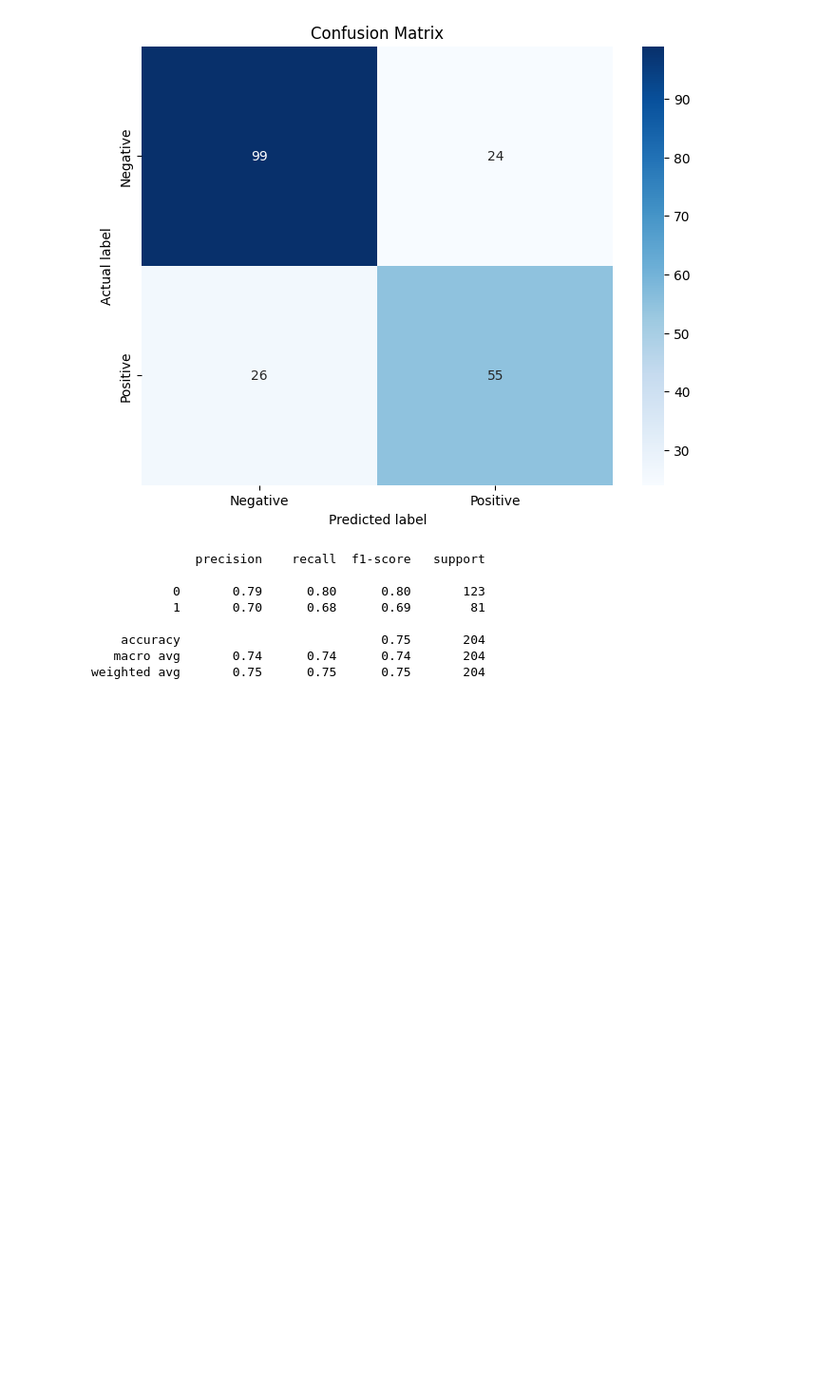
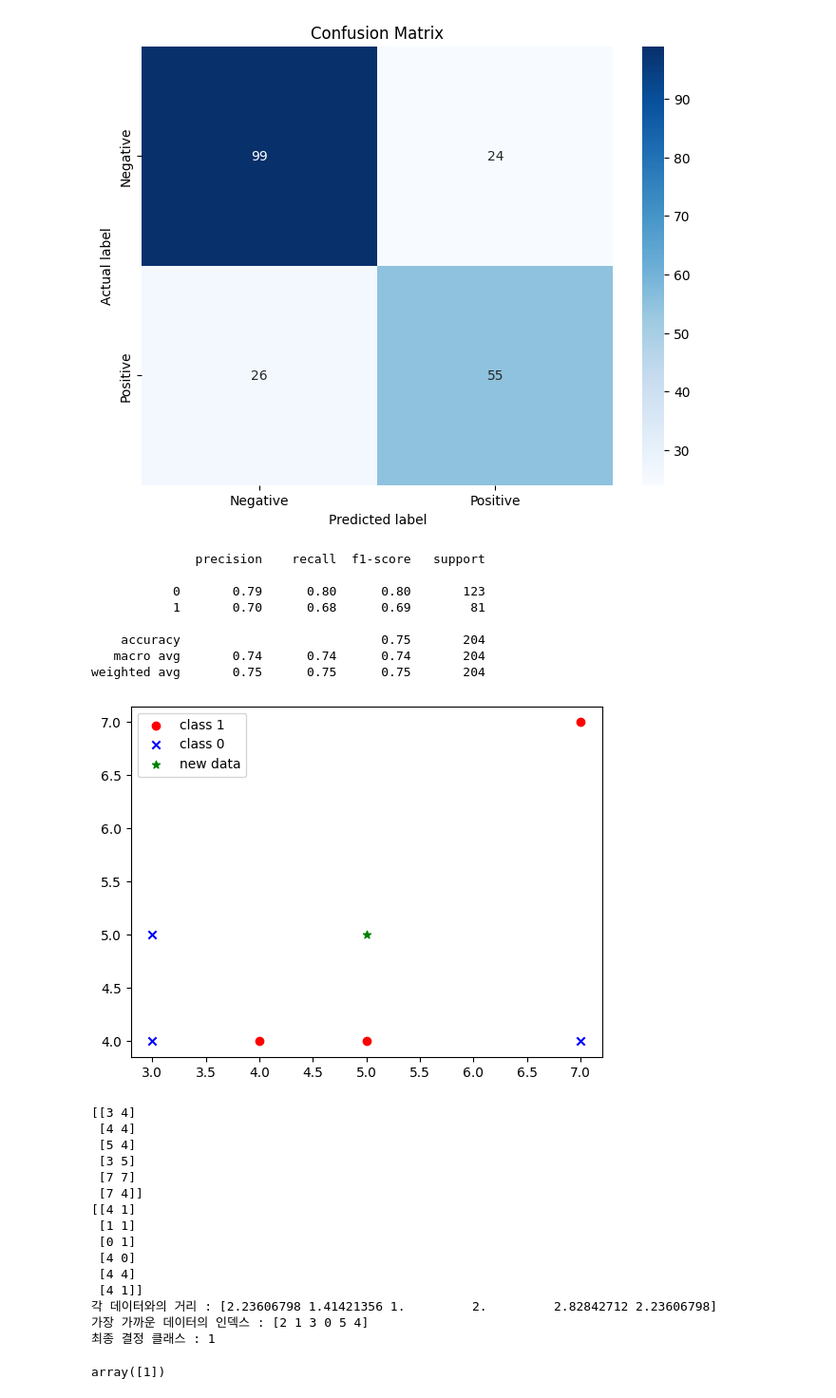
Before and after one commit to sallydeveloperr/pandas-data-analysis, a Jupyter notebook: part7/7.4_knn_classification.ipynb, the cells around one changed output. Shown at 95% size. Drawn from its saved outputs; the diff is of its cells as text; code cells hidden in the pictures; blank space fills up the shorter version.

```diff
--- a/part7/7.4_knn_classification.ipynb
+++ b/part7/7.4_knn_classification.ipynb
@@ -317,3 +341,54 @@ print(knn_report)
     accuracy                           0.75       204
    macro avg       0.74      0.74      0.74       204
 weighted avg       0.75      0.75      0.75       204
+# %%
+# k-nn
+import numpy as np
+import matplotlib.pyplot as plt
+# 데이터 (닷맛 아삭함)
+X_train = np.array([ [3,4],[4,4],[5,4],[3,5],[7,7],[7,4] ])  # 학습
+y_train = np.array([0,1,1,0,1,0])  # 레이블 또는 클래스
+# 새로운 데이터
+X_new = np.array([ [5,5] ])  # 테스트
+# 시각화로 데이터 분포 확인
+plt.scatter(X_train[y_train==1][:,0],X_train[y_train==1][:,1],marker='o',color='r',label='class 1')
+plt.scatter(X_train[y_train==0][:,0],X_train[y_train==0][:,1],marker='x',color='b',label='class 0')
+plt.scatter(X_new[:,0],X_new[:,1],marker='*',color='g',label='new data')
+plt.legend()
+plt.show()
+
+#. 1 새로운 데이터와 기존 데이터간의 거리 계산
+print(X_train)
+print((X_train - X_new)**2)
+# 거리공식
+dists = np.sqrt(np.sum((X_train - X_new)**2, axis=1)) # axis=1 행방향
+print(f'각 데이터와의 거리 : {dists}')
+
+#. 2 가장 가까운 k개의 데이터 선택
+k = 3
+# 거리를 기준으로 정렬
+nearest_neighbors = np.argsort(dists)  # 오름차순 정렬
+print(f'가장 가까운 데이터의 인덱스 : {nearest_neighbors}')
+topk_neighbors = nearest_neighbors[:k]  # k개 선택
+topk_neighbors
+y_train[topk_neighbors]  # k개의 레이블
+from collections import Counter
+Counter(y_train[topk_neighbors]).most_common(1)[0][0]  # 최빈값
+print(f'최종 결정 클래스 : {Counter(y_train[topk_neighbors]).most_common(1)[0][0]}')
+# %% [output]
+[figure, added]
+[[3 4]
+ [4 4]
+ [5 4]
+ [3 5]
+ [7 7]
+ [7 4]]
+[[4 1]
+ [1 1]
+ [0 1]
+ [4 0]
+ [4 4]
+ [4 1]]
+각 데이터와의 거리 : [2.23606798 1.41421356 1.         2.         2.82842712 2.23606798]
+가장 가까운 데이터의 인덱스 : [2 1 3 0 5 4]
+최종 결정 클래스 : 1
@@ -319,0 +409,26 @@ weighted avg       0.75      0.75      0.75       204
+# %%
+from sklearn.neighbors import KNeighborsClassifier
+from sklearn.preprocessing import StandardScaler
+import numpy as np
+
+# 키와 몸무게
+X = np.array([[170,70], [180,80], [160,50], [175,65], [155,45]])
+y = np.array([0,1,0,1,0])
+
+# 새로운 데이터
+X_new = np.array([[178,75]])
+
+# 데이터 정규화
+scaler = StandardScaler()
+x_train_scaled = scaler.fit_transform(X)
+net_data_scaled = scaler.transform(X_new)   #훈련세트와 동일한 기준으로 변환
+
+# 모델 생성 k=3
+knn = KNeighborsClassifier(n_neighbors=3)
+knn.fit(x_train_scaled, y)
+
+# 예측
+prediction = knn.predict(net_data_scaled)
+prediction
+# %% [output]
+array([1])
```
Also changed, not shown: parts of 16 cells of this notebook.
